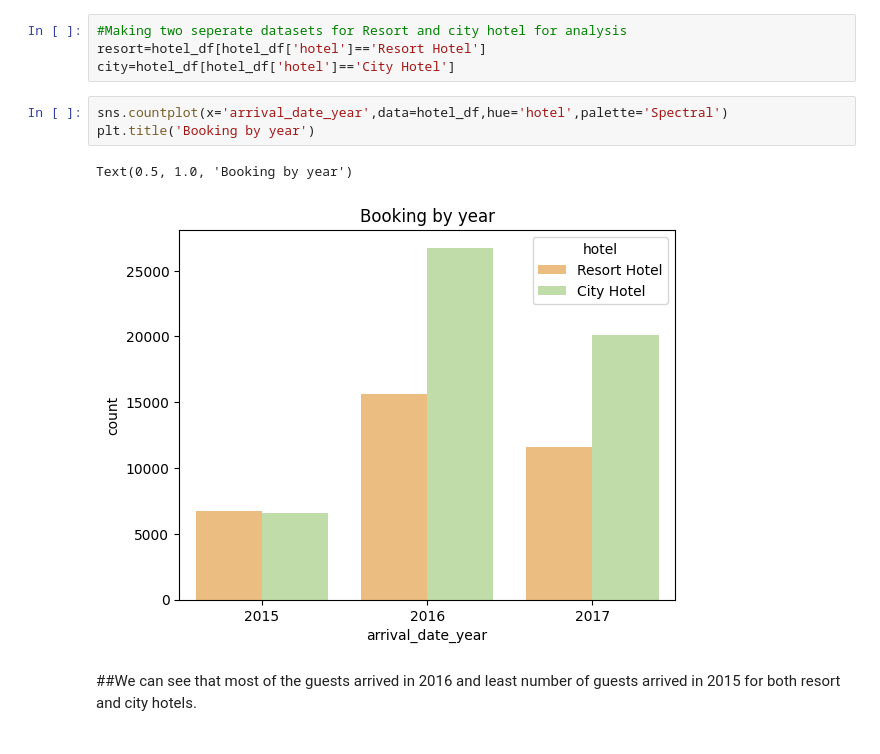
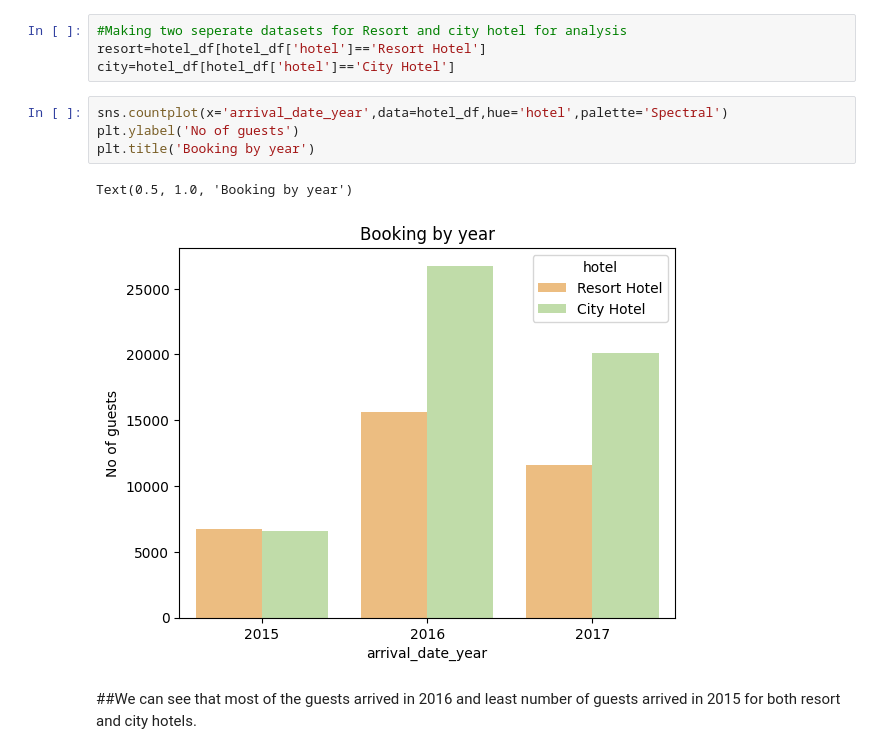
Before and after one commit to vishant750/hotelbookinganalysis, a Jupyter notebook: EDA_Hotel_Analysis.ipynb, the cells around one changed output. Cells and saved outputs as stored; diff of their text form.

```diff
--- a/EDA_Hotel_Analysis.ipynb
+++ b/EDA_Hotel_Analysis.ipynb
@@ -354,10 +355,11 @@ resort=hotel_df[hotel_df['hotel']=='Resort Hotel']
 city=hotel_df[hotel_df['hotel']=='City Hotel']
 # %%
 sns.countplot(x='arrival_date_year',data=hotel_df,hue='hotel',palette='Spectral')
+plt.ylabel('No of guests')
 plt.title('Booking by year')
 # %% [output]
 Text(0.5, 1.0, 'Booking by year')
-[figure, old version]
+[figure, new version]
 # %% [markdown]
 ##We can see that most of the guests arrived in 2016 and least number of guests arrived in 2015 for both resort and city hotels.
 # %%
```
Also changed, not shown: parts of 10 cells of this notebook.
